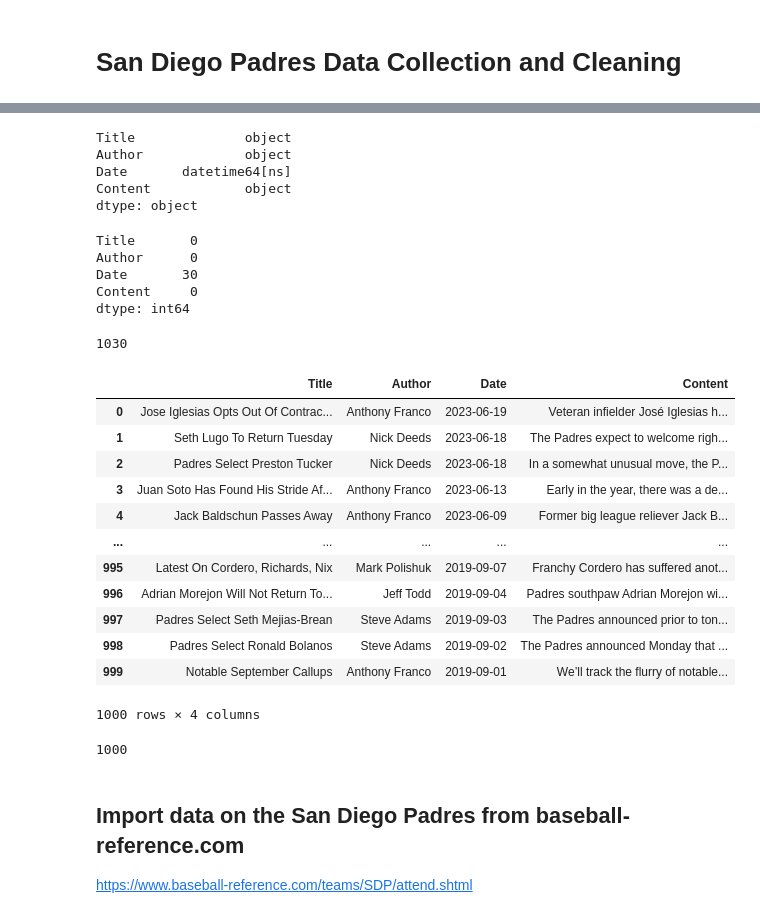
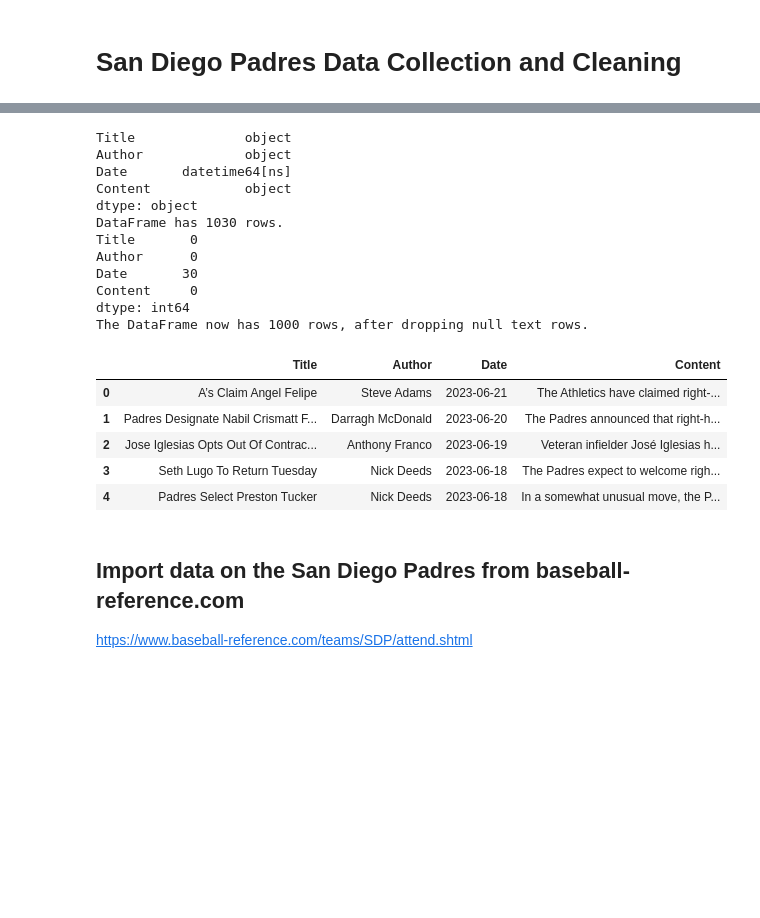
Before and after one commit to ApkimCA/AppliedTextMining_Team11, a Jupyter notebook: combined_code.ipynb, the cells around one changed output, grey strips where cells are left out. Drawn from its saved outputs; the diff is of its cells as text; code cells hidden in the pictures; blank space fills up the shorter version.

```diff
--- a/combined_code.ipynb
+++ b/combined_code.ipynb
@@ -578,48 +511,25 @@ sd_df.head()
-# %%
-#change the Date column to a datetime object:
-sd_df['Date'] = pd.to_datetime(sd_df['Date'], format="%B %d, %Y", errors= 'coerce')
-# %%
-sd_df.dtypes
-# %% [output]
-Title              object
-Author             object
-Date       datetime64[ns]
-Content            object
-dtype: object
-# %%
-# Check for missing values
-sd_df.isna().sum()
-# %% [output]
-Title       0
-Author      0
-Date       30
-Content     0
-dtype: int64
-# %%
-len(sd_df)
-# %% [output]
-1030
 # %%
-sd_df = sd_df.dropna()
-sd_df
+sd_df = processing(sd_df)
+sd_df.head()
 # %% [output]
+Title              object
+Author             object
+Date       datetime64[ns]
+Content            object
+dtype: object
+DataFrame has 1030 rows.
+Title       0
+Author      0
+Date       30
+Content     0
+dtype: int64
+The DataFrame now has 1000 rows, after dropping null text rows.
 |  | Title | Author | Date | Content |
-| 0 | Jose Iglesias Opts Out Of Contrac... | Anthony Franco | 2023-06-19 | Veteran infielder José Iglesias h... |
-| 1 | Seth Lugo To Return Tuesday | Nick Deeds | 2023-06-18 | The Padres expect to welcome righ... |
-| 2 | Padres Select Preston Tucker | Nick Deeds | 2023-06-18 | In a somewhat unusual move, the P... |
-| 3 | Juan Soto Has Found His Stride Af... | Anthony Franco | 2023-06-13 | Early in the year, there was a de... |
-| 4 | Jack Baldschun Passes Away | Anthony Franco | 2023-06-09 | Former big league reliever Jack B... |
-| ... | ... | ... | ... | ... |
-| 995 | Latest On Cordero, Richards, Nix | Mark Polishuk | 2019-09-07 | Franchy Cordero has suffered anot... |
-| 996 | Adrian Morejon Will Not Return To... | Jeff Todd | 2019-09-04 | Padres southpaw Adrian Morejon wi... |
-| 997 | Padres Select Seth Mejias-Brean | Steve Adams | 2019-09-03 | The Padres announced prior to ton... |
-| 998 | Padres Select Ronald Bolanos | Steve Adams | 2019-09-02 | The Padres announced Monday that ... |
-| 999 | Notable September Callups | Anthony Franco | 2019-09-01 | We’ll track the flurry of notable... |
+| 0 | A’s Claim Angel Felipe | Steve Adams | 2023-06-21 | The Athletics have claimed right-... |
+| 1 | Padres Designate Nabil Crismatt F... | Darragh McDonald | 2023-06-20 | The Padres announced that right-h... |
+| 2 | Jose Iglesias Opts Out Of Contrac... | Anthony Franco | 2023-06-19 | Veteran infielder José Iglesias h... |
+| 3 | Seth Lugo To Return Tuesday | Nick Deeds | 2023-06-18 | The Padres expect to welcome righ... |
+| 4 | Padres Select Preston Tucker | Nick Deeds | 2023-06-18 | In a somewhat unusual move, the P... |
-1000 rows × 4 columns
-# %%
-len(sd_df)
-# %% [output]
-1000
 # %% [markdown]
 ## Import data on the San Diego Padres from baseball-reference.com
 
```
Also changed, not shown: parts of 131 cells of this notebook.
